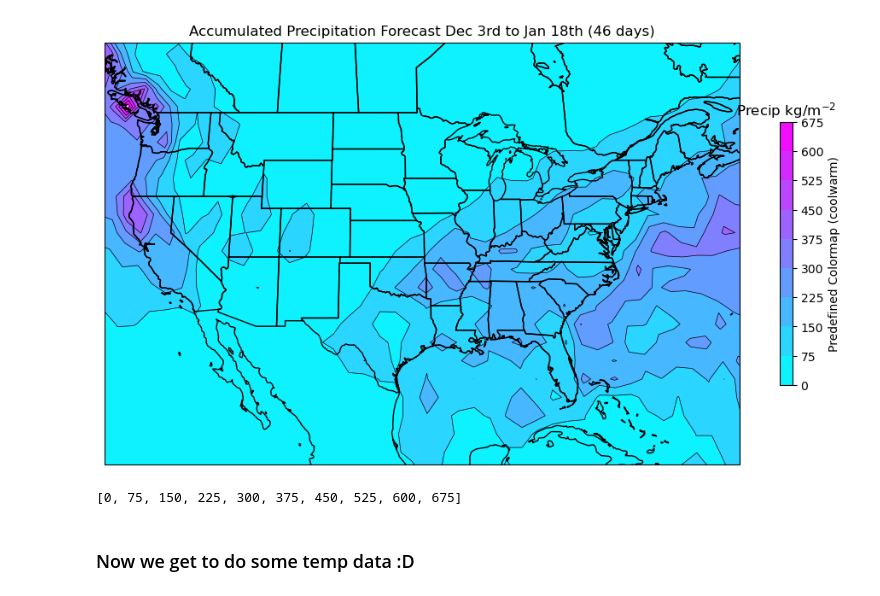
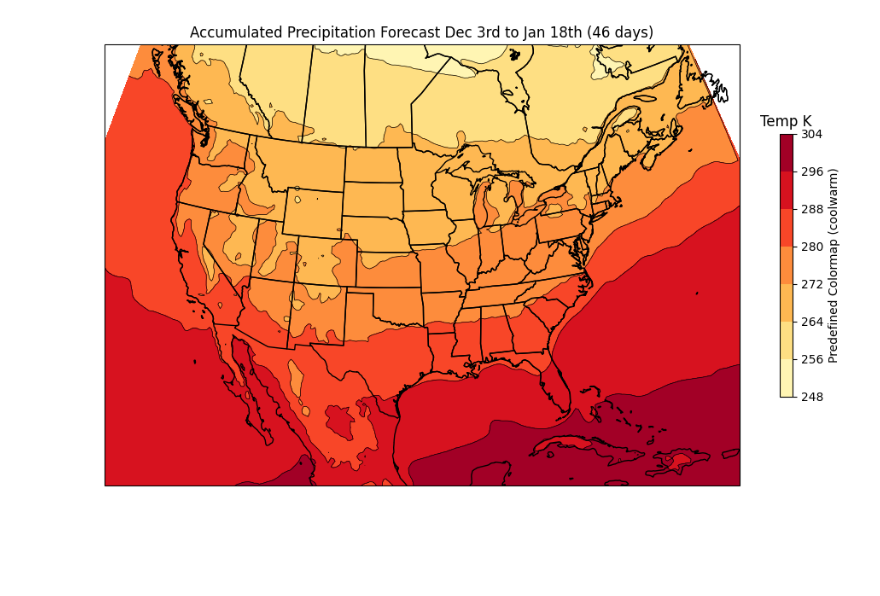
Before and after one commit to AidanJanney/Final_Project_ATOC4500_F24, a Jupyter notebook: ERA5_data.ipynb, the cells around one changed output. Cells and saved outputs as stored; diff of their text form; code cells hidden in the pictures; blank space fills up the shorter version.

```diff
--- a/ERA5_data.ipynb
+++ b/ERA5_data.ipynb
@@ -117,0 +141,31 @@ ax.set_title('Accumulated Precipitation Forecast Dec 3rd to Jan 18th (46 days)')
+# %%
+start_date = datetime(2024, 1, 1, 0) #2024-01-01T:00:00:00
+end_date = datetime(2024, 8, 1, 0) #2024-08-01T00:00:00
+
+date_series = []
+
+current_date = start_date
+while current_date <= end_date:
+    date_series.append(current_date.strftime('%Y%m%d%H'))
+    date_series.append((current_date+relativedelta(months=1)-relativedelta(hours=1)).strftime('%Y%m%d%H'))
+    current_date += relativedelta(months=1)
+
+all_data_temp = []
+
+for i in range(0, len(date_series)-1, 2):
+    # print(date_series[i], date_series[i+1])
+    start_date = date_series[i]
+    end_date = date_series[i+1]
+    data_temp = xr.open_dataset(f"ERA5_Data/Temp_Output/e5.oper.an.sfc.128_167_2t.ll025sc.{start_date}_{end_date}.nc")
+
+    data_temp.load()
+
+    data_temp_sixth = data_temp.isel(time=slice(0, None, 6))
+    #print("1")
+    all_data_temp.append(data_temp_sixth)
+
+total_2t_temp = xr.concat(all_data_temp, dim = 'time')
+# %%
+total_2t_temp = total_2t_temp.VAR_2T
+total_2t_temp_USA = total_2t_temp.sel(longitude = slice(360-135, 360-55), latitude = slice(60,15))
+total_2t_temp_USA
@@ -118,40 +214,29 @@ ax.set_title('Accumulated Precipitation Forecast Dec 3rd to Jan 18th (46 days)')
 # %%
 ## Now let's make a projected global map plot using cartopy
 
 ### set up global map using cartopy
-field, lon = add_cyclic_point(data.tp.sel(step='3974400000000000'), coord=data.longitude)
-lat = data.latitude
+field, lon = add_cyclic_point(total_2t_temp_USA.sel(time = slice('2024-01-01T00:00:00.000000000', '2024-02-16T00:00:00.000000000')).mean(dim='time'), coord=total_2t_temp_USA.longitude)
+lat = total_2t_temp_USA.latitude
 fig = plt.figure(figsize=(12, 8))
-ax = fig.add_subplot(1, 1, 1, projection=ccrs.Robinson(central_longitude=-98))
+ax = fig.add_subplot(1, 1, 1, projection=ccrs.AlbersEqualArea(central_longitude=-98))
 ax.set_extent([-125, -65, 20, 55], crs=ccrs.PlateCarree())
 ax.add_feature(cfeature.STATES, edgecolor='black', linewidth=1)
-levels = [0, 75, 150, 225, 300, 375, 450, 525, 600, 675]
+#levels = [0, 75, 150, 225, 300, 375, 450, 525, 600, 675]
 # add filled contours
-cf = ax.contourf(lon, lat, field, levels=levels, cmap='cool', transform=ccrs.PlateCarree())
+cf = ax.contourf(lon, lat, field, cmap='YlOrRd', transform=ccrs.PlateCarree())
 # add contour lines
-cs = ax.contour(lon, lat, field, colors='k', levels=levels, linewidths=0.5, transform=ccrs.PlateCarree())
+cs = ax.contour(lon, lat, field, colors='k', linewidths=0.5, transform=ccrs.PlateCarree())
 # add contour labels
 #lb = plt.clabel(cs, fontsize=10, inline=True, fmt='%r');
 # add coastlines
 ax.coastlines()
 
 # add colorbar including label
 cb = plt.colorbar(cf, shrink=0.5)
-cb.ax.set_title('Precip kg/m$^{-2}$')
+cb.ax.set_title('Temp K')
 cb.set_label('Predefined Colormap (coolwarm)')
 
 # add title
 ax.set_title('Accumulated Precipitation Forecast Dec 3rd to Jan 18th (46 days)');
 # %% [output]
-[figure, old version]
+[figure, new version]
-# %%
-#0-750 levels and get 10 of them? sure
-level_list=[]
-for i in range(750):
-    if i%75==0:
-        level_list.append(i)
-print(level_list)
-# %% [output]
-[0, 75, 150, 225, 300, 375, 450, 525, 600, 675]
-# %% [markdown]
-### Now we get to do some temp data :D
```
Also changed, not shown: parts of 22 cells of this notebook, 4 other files.
